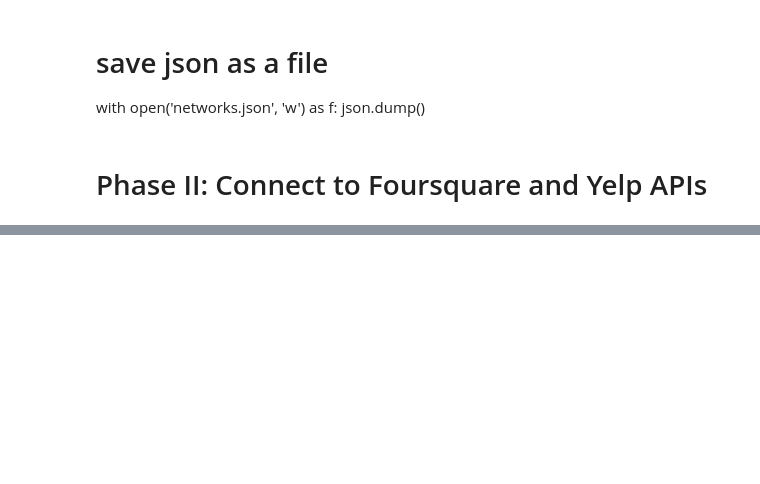
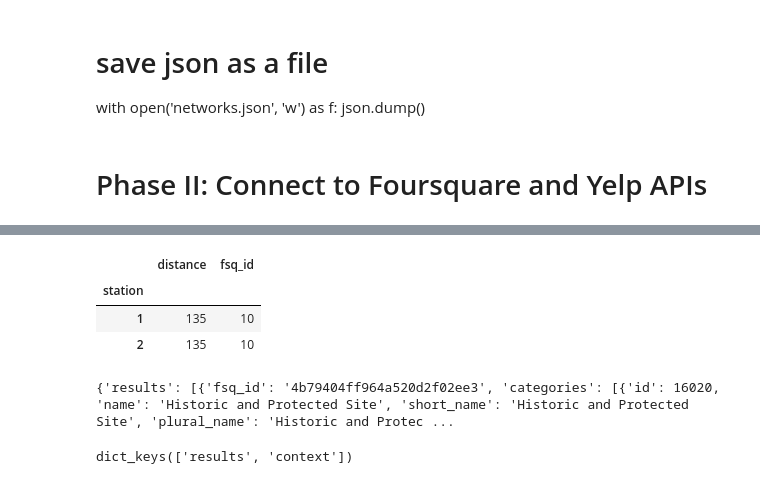
Before and after one commit to FranklinManuana/Stats-Modelling, a Jupyter notebook: notebooks/testbay_exploration.ipynb, the cells around one changed output, grey strips where cells are left out. Cells and saved outputs as stored; diff of their text form; code cells hidden in the pictures; blank space fills up the shorter version.

```diff
--- a/notebooks/testbay_exploration.ipynb
+++ b/notebooks/testbay_exploration.ipynb
@@ -378,20 +358,33 @@ df
 | 1581 | 35.522866 | 139.730191 | Z25.ローソン池上新町店 | 5 | 11 | 00003890 |
 1582 rows × 6 columns
 # %%
-# make request to connect to FOURSQUARE API and store 20 locations
+# make request to connect to FOURSQUARE API and store 1 location
 api_key = os.environ["FOURSQUARE_API_KEY"]
 headers = {"Accept": "application/json"}
 headers['Authorization'] = api_key
 
 
-def test_call(stations_):
+def test_call(stations_test):
     url ="https://api.foursquare.com/v3/places/search?ll="
     for i in range(1):
-        latitude  = stations_[i]['lat']
-        longitude = stations_[i]['lon']
+        latitude  = stations_test[i]['lat']
+        longitude = stations_test[i]['lon']
         ll = str(latitude) +','+ str(longitude)
         full_url = url + ll
         response_fs = requests.get(full_url,headers=headers)
     return response_fs.json()
-test_result = test_call()
+test_result = test_call(stations_test)
+# %%
+df1 = pd.json_normalize(test_result['results'])
+df2 = pd.json_normalize(test_result['results'])
+df1['station'] = 1
+df2['station'] = 2
+df_set = [df1, df2]
+df_set = pd.concat(df_set)
+df_set.groupby("station").agg({'distance': 'min', 'fsq_id': 'count'})
+# %% [output]
+|  | distance | fsq_id |
+| station |  |  |
+| 1 | 135 | 10 |
+| 2 | 135 | 10 |
 # %%
@@ -398,2 +392,13 @@ test_result = test_call()
 with open('fs_tokyo_test_call.json', 'w') as f:
     json.dump(test_result, f)
+# %%
+# store created JSON file into a variable for exploration
+with open('fs_tokyo_test_call.json') as f:
+    tokyo_fs_test = json.load(f)
+print(tokyo_fs_test)
+# %% [output]
+{'results': [{'fsq_id': '4b79404ff964a520d2f02ee3', 'categories': [{'id': 16020, 'name': 'Historic and Protected Site', 'short_name': 'Historic and Protected Site', 'plural_name': 'Historic and Protec ...
+# %%
+tokyo_fs_test.keys()
+# %% [output]
+dict_keys(['results', 'context'])
```
Also changed, not shown: parts of 17 cells of this notebook, 2 other files.
